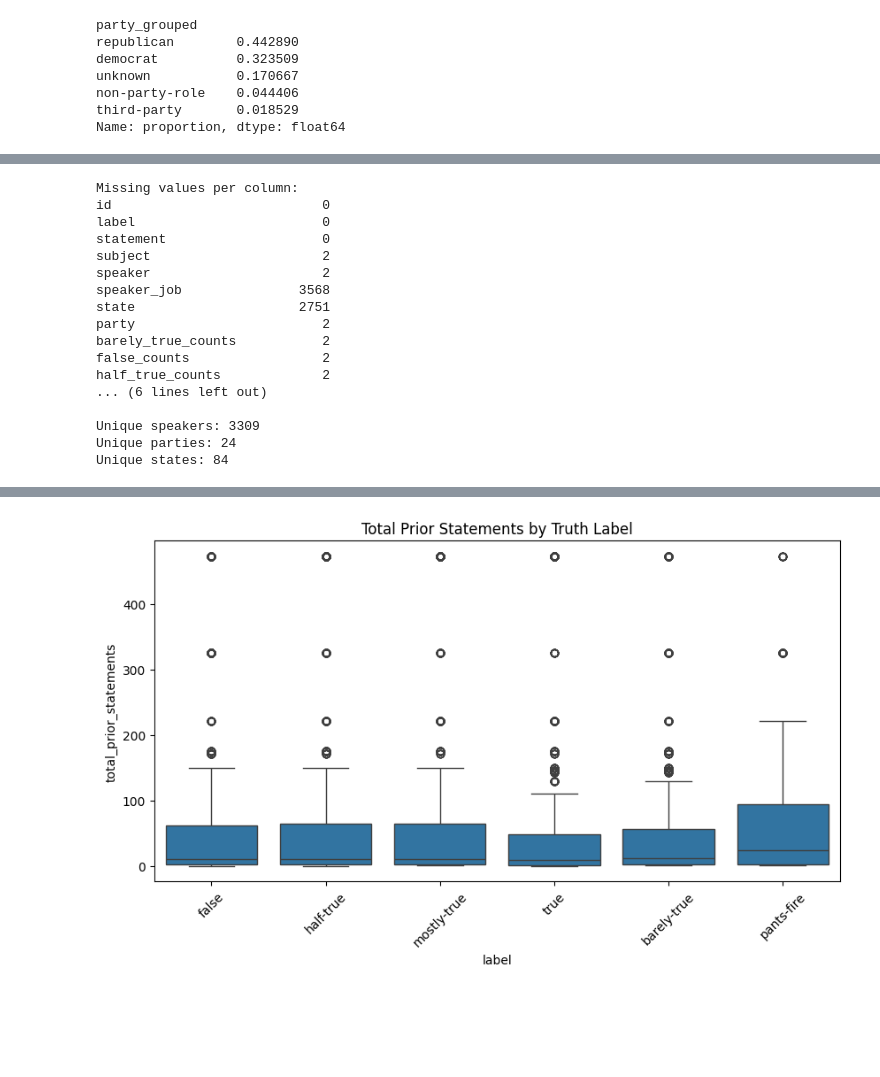
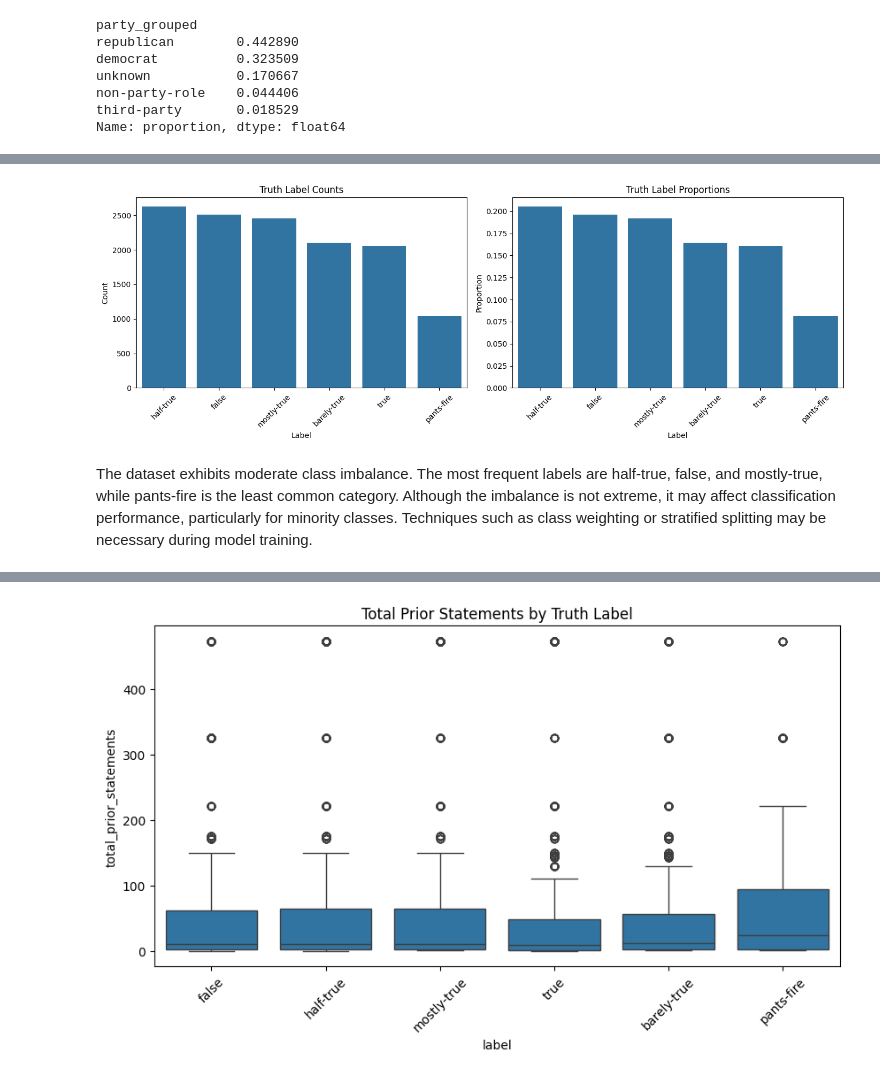
Before and after one commit to vmbobato/LIAR-Data-Mining, a Jupyter notebook: notebooks/liar_eda.ipynb, the cells around one changed output, grey strips where cells are left out. Cells and saved outputs as stored; diff of their text form; code cells hidden in the pictures; blank space fills up the shorter version.

Commit message:
finished EDa on LIAR dataset

```diff
--- a/notebooks/liar_eda.ipynb
+++ b/notebooks/liar_eda.ipynb
@@ -21,12 +25,12 @@ cols = [
     "context"
 ]
 # %%
-df_1 = pd.read_csv("../data/LIAR/train.tsv", sep="\t", names=cols)
+df_1 = pd.read_csv("../data/raw/train.tsv", sep="\t", names=cols)
 df_1.shape
 # %% [output]
 (10240, 14)
 # %%
-df_2 = pd.read_csv("../data/LIAR/valid.tsv", sep="\t", names=cols)
+df_2 = pd.read_csv("../data/raw/valid.tsv", sep="\t", names=cols)
 df_2.shape
 # %% [output]
 (1284, 14)
@@ -215,29 +390,36 @@ barely-true    0.164412
 true           0.160503
 pants-fire     0.081854
 Name: proportion, dtype: float64
-# %%
-print("\nMissing values per column:")
-print(df.isnull().sum())
-
-print("\nUnique speakers:", df["speaker"].nunique())
-print("Unique parties:", df["party"].nunique())
-print("Unique states:", df["state"].nunique())
-# %% [output]
-Missing values per column:
-id                           0
-label                        0
-statement                    0
-subject                      2
-speaker                      2
-speaker_job               3568
-state                     2751
-party                        2
-barely_true_counts           2
-false_counts                 2
-half_true_counts             2
-... (6 lines left out)
-
-Unique speakers: 3309
-Unique parties: 24
-Unique states: 84
+# %%
+label_counts = df["label"].value_counts()
+label_props = df["label"].value_counts(normalize=True)
+
+fig, axes = plt.subplots(1, 2, figsize=(14,5))
+
+sns.barplot(
+    x=label_counts.index,
+    y=label_counts.values,
+    ax=axes[0]
+)
+axes[0].set_title("Truth Label Counts")
+axes[0].set_xlabel("Label")
+axes[0].set_ylabel("Count")
+axes[0].tick_params(axis='x', rotation=45)
+
+sns.barplot(
+    x=label_props.index,
+    y=label_props.values,
+    ax=axes[1]
+)
+axes[1].set_title("Truth Label Proportions")
+axes[1].set_xlabel("Label")
+axes[1].set_ylabel("Proportion")
+axes[1].tick_params(axis='x', rotation=45)
+
+plt.tight_layout()
+plt.show()
+# %% [output]
+[figure, added]
+# %% [markdown]
+The dataset exhibits moderate class imbalance. The most frequent labels are half-true, false, and mostly-true, while pants-fire is the least common category. Although the imbalance is not extreme, it may affect classification performance, particularly for minority classes. Techniques such as class weighting or stratified splitting may be necessary during model training.
 # %%
```
Also changed, not shown: parts of 67 cells of this notebook, 2 other files.
